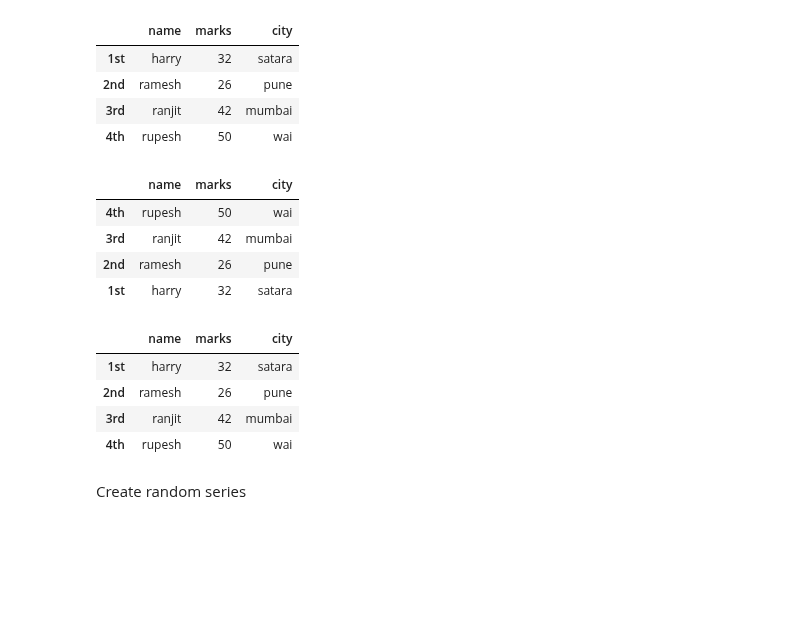
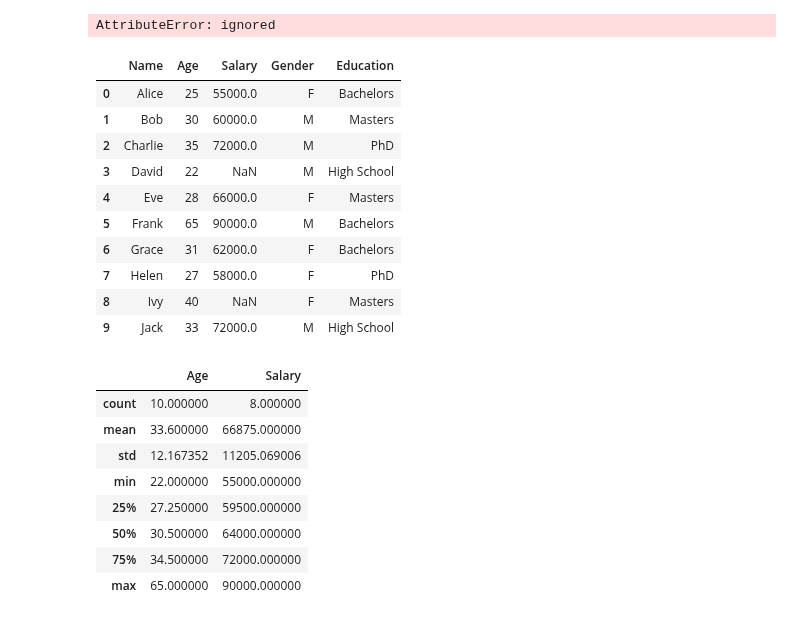
Before and after one commit to Ranjitghadge/Python-Practice, a Jupyter notebook: Python_Practice.ipynb, the cells around one changed output. Saved outputs shown, nothing was run; the diff lists cells and outputs as text; code cells hidden in the pictures; blank space fills up the shorter version.

```diff
--- a/Python_Practice.ipynb
+++ b/Python_Practice.ipynb
@@ -1501,3 +3,24 @@ df.describe() #statistical analysis of data
+# %%
+import pandas as pd
+import numpy as np
+
+data = {
+    'Name': ['Alice', 'Bob', 'Charlie', 'David', 'Eve', 'Frank', 'Grace', 'Helen', 'Ivy', 'Jack'],
+    'Age': [25, 30, 35, 22, 28, 45, 31, 27, 40, 33],
+    'Salary': [55000, 60000, 72000, 48000, 66000, 90000, 62000, 58000, 82000, 72000],
+    'Gender': ['F', 'M', 'M', 'M', 'F', 'M', 'F', 'F', 'F', 'M'],
+    'Education': ['Bachelors', 'Masters', 'PhD', 'High School', 'Masters', 'Bachelors', 'Bachelors', 'PhD', 'Masters', 'High School']
+}
+
+# Introduce some missing values
+data['Salary'][3] = np.nan
+data['Salary'][8] = np.nan
+
+# Introduce an outlier
+data['Age'][5] = 65
+
+# Create the DataFrame
+df = pd.DataFrame(data)
 # %%
 df
 # %% [output]
@@ -1509,2 +37,0 @@ df
-# %%
-df['name'][1]='ramesh'
@@ -1516,2 +50,6 @@ See the caveats in the documentation: https://pandas.pydata.org/pandas-docs/stab
+# %%
+mean_salary = df['Salary'].mean
+
+df = df['Salary'].fillna(mean_salary,inplace=True)
 # %%
 df
@@ -1524,4 +55,0 @@ df
-# %%
-#Enter string in index
-df.index=['1st','2nd','3rd','4th']
-df
@@ -1559,24 +56,30 @@ df.T
+# %%
+df.head(5)
+# %% [output]
+AttributeError: ignored
 # %%
 df
 # %% [output]
-|  | name | marks | city |
-| 1st | harry | 32 | satara |
-| 2nd | ramesh | 26 | pune |
-| 3rd | ranjit | 42 | mumbai |
-| 4th | rupesh | 50 | wai |
+|  | Name | Age | Salary | Gender | Education |
+| 0 | Alice | 25 | 55000.0 | F | Bachelors |
+| 1 | Bob | 30 | 60000.0 | M | Masters |
+| 2 | Charlie | 35 | 72000.0 | M | PhD |
+| 3 | David | 22 | NaN | M | High School |
+| 4 | Eve | 28 | 66000.0 | F | Masters |
+| 5 | Frank | 65 | 90000.0 | M | Bachelors |
+| 6 | Grace | 31 | 62000.0 | F | Bachelors |
+| 7 | Helen | 27 | 58000.0 | F | PhD |
+| 8 | Ivy | 40 | NaN | F | Masters |
+| 9 | Jack | 33 | 72000.0 | M | High School |
-# %%
-df.sort_index(axis=0,ascending=False) #axis=0 column, axis=1 row
-# %% [output]
-|  | name | marks | city |
-| 4th | rupesh | 50 | wai |
-| 3rd | ranjit | 42 | mumbai |
-| 2nd | ramesh | 26 | pune |
-| 1st | harry | 32 | satara |
 # %%
-df.head()
+df.describe()
 # %% [output]
-|  | name | marks | city |
-| 1st | harry | 32 | satara |
-| 2nd | ramesh | 26 | pune |
-| 3rd | ranjit | 42 | mumbai |
-| 4th | rupesh | 50 | wai |
+|  | Age | Salary |
+| count | 10.000000 | 8.000000 |
+| mean | 33.600000 | 66875.000000 |
+| std | 12.167352 | 11205.069006 |
+| min | 22.000000 | 55000.000000 |
+| 25% | 27.250000 | 59500.000000 |
+| 50% | 30.500000 | 64000.000000 |
+| 75% | 34.500000 | 72000.000000 |
+| max | 65.000000 | 90000.000000 |
@@ -1585,2 +85,0 @@ ser= pd.Series(np.random.rand(34))
-# %% [markdown]
-Create random series
```
Also changed, not shown: parts of 480 cells of this notebook.
